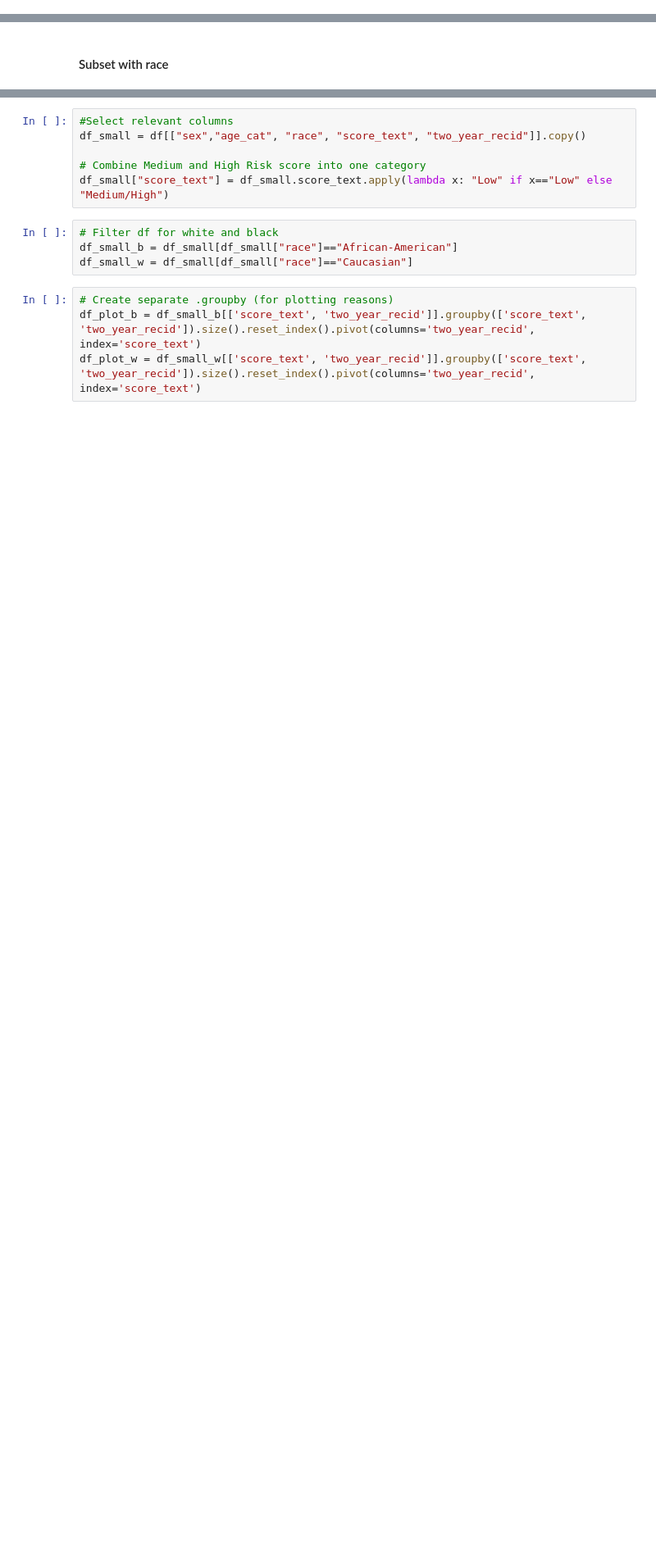
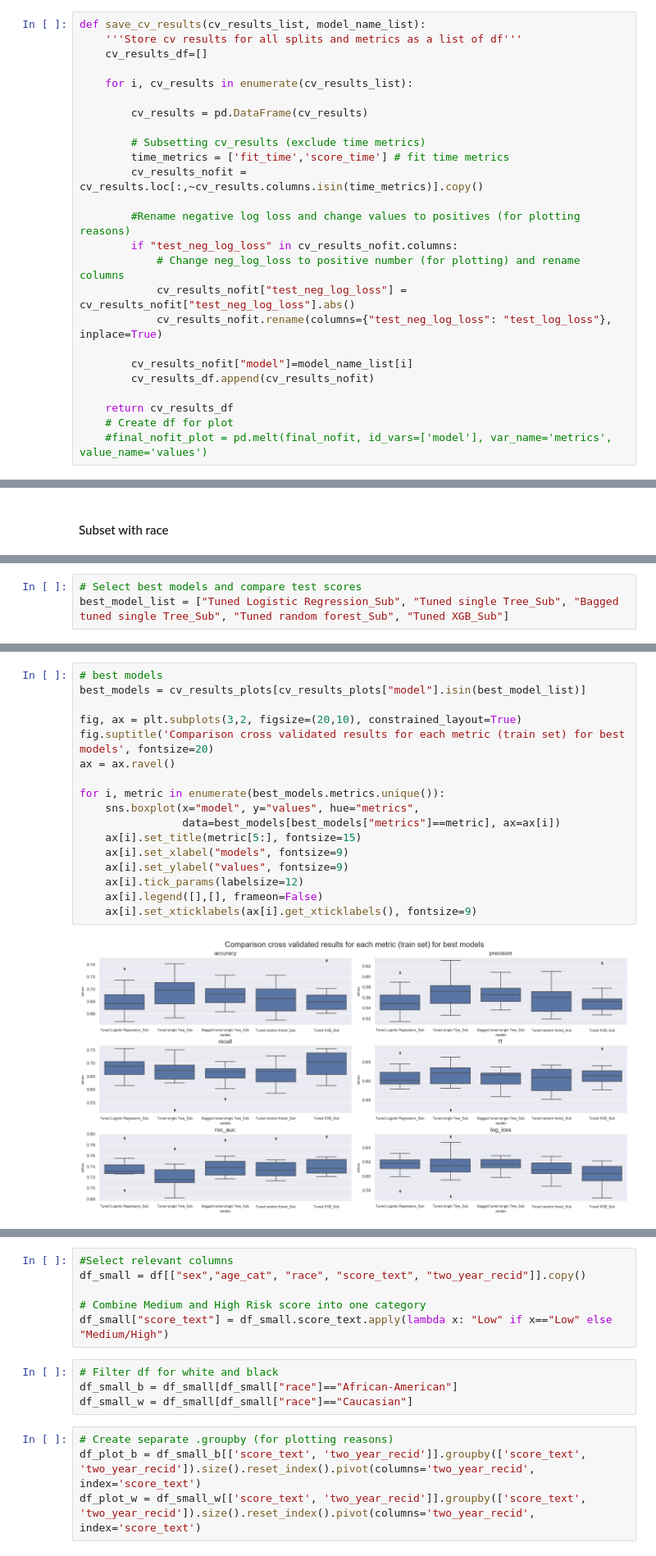
Before and after one commit to Heity94/Compas-recidivism-analysis, a Jupyter notebook: notebooks/Philipp/Final_presentation.ipynb, the cells around one changed output, grey strips where cells are left out. Shown at 82% size. Cells and saved outputs as stored; diff of their text form; blank space fills up the shorter version.

```diff
--- a/notebooks/Philipp/Final_presentation.ipynb
+++ b/notebooks/Philipp/Final_presentation.ipynb
@@ -631,0 +645,25 @@ plt.tight_layout(pad=1.5)
+# %%
+def save_cv_results(cv_results_list, model_name_list):
+    '''Store cv results for all splits and metrics as a list of df'''
+    cv_results_df=[]
+
+    for i, cv_results in enumerate(cv_results_list):
+
+        cv_results = pd.DataFrame(cv_results)
+
+        # Subsetting cv_results (exclude time metrics)
+        time_metrics = ['fit_time','score_time'] # fit time metrics
+        cv_results_nofit = cv_results.loc[:,~cv_results.columns.isin(time_metrics)].copy()
+
+        #Rename negative log loss and change values to positives (for plotting reasons)
+        if "test_neg_log_loss" in cv_results_nofit.columns:
+            # Change neg_log_loss to positive number (for plotting) and rename columns
+            cv_results_nofit["test_neg_log_loss"] = cv_results_nofit["test_neg_log_loss"].abs()
+            cv_results_nofit.rename(columns={"test_neg_log_loss": "test_log_loss"}, inplace=True)
+
+        cv_results_nofit["model"]=model_name_list[i]
+        cv_results_df.append(cv_results_nofit)
+
+    return cv_results_df
+    # Create df for plot
+    #final_nofit_plot = pd.melt(final_nofit, id_vars=['model'], var_name='metrics', value_name='values')
@@ -1475,0 +1668,3 @@ grid_results_list.append(grid_XGB_rs)
+# %%
+# Select best models and compare test scores
+best_model_list = ["Tuned Logistic Regression_Sub", "Tuned single Tree_Sub", "Bagged tuned single Tree_Sub", "Tuned random forest_Sub", "Tuned XGB_Sub"]
@@ -1475,0 +1687,19 @@ grid_results_list.append(grid_XGB_rs)
+# %%
+# best models
+best_models = cv_results_plots[cv_results_plots["model"].isin(best_model_list)]
+
+fig, ax = plt.subplots(3,2, figsize=(20,10), constrained_layout=True)
+fig.suptitle('Comparison cross validated results for each metric (train set) for best models', fontsize=20)
+ax = ax.ravel()
+
+for i, metric in enumerate(best_models.metrics.unique()):
+    sns.boxplot(x="model", y="values", hue="metrics",
+                data=best_models[best_models["metrics"]==metric], ax=ax[i])
+    ax[i].set_title(metric[5:], fontsize=15)
+    ax[i].set_xlabel("models", fontsize=9)
+    ax[i].set_ylabel("values", fontsize=9)
+    ax[i].tick_params(labelsize=12)
+    ax[i].legend([],[], frameon=False)
+    ax[i].set_xticklabels(ax[i].get_xticklabels(), fontsize=9)
+# %% [output]
+[figure, added]
```
Also changed, not shown: parts of 140 cells of this notebook, 4 other files.
